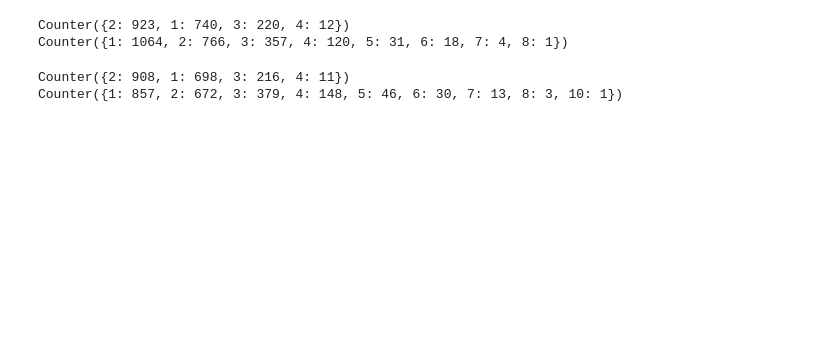
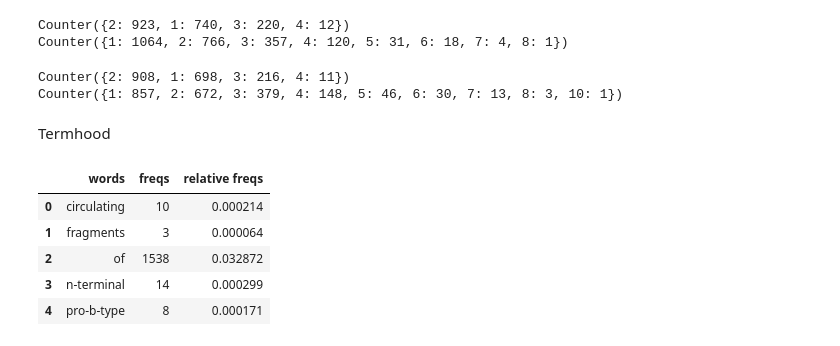
Before and after one commit to honghanhh/terminology-extraction, a Jupyter notebook: results/rules/Postprocessing predictions by rules.ipynb, the cells around one changed output. Cells and saved outputs as stored; diff of their text form; code cells hidden in the pictures; blank space fills up the shorter version.

Commit message:
update sample format to calculate termhood

```diff
--- a/results/rules/Postprocessing predictions by rules.ipynb
+++ b/results/rules/Postprocessing predictions by rules.ipynb
@@ -1456,3 +1501,5 @@ count_freq(set(lemma(test14)),set(lemma(gt)))
 # %% [output]
 Counter({2: 908, 1: 698, 3: 216, 4: 11})
 Counter({1: 857, 2: 672, 3: 379, 4: 148, 5: 46, 6: 30, 7: 13, 8: 3, 10: 1})
+# %% [markdown]
+Termhood
@@ -1458,0 +1517,14 @@ Counter({1: 857, 2: 672, 3: 379, 4: 148, 5: 46, 6: 30, 7: 13, 8: 3, 10: 1})
+# %%
+corpus = ' '.join(lines)
+corpus = re.sub('\n', ' ', corpus)
+corpus = dict(Counter(corpus.lower().split(' ')))
+acter = pd.DataFrame.from_dict(corpus, orient='index').reset_index().rename(columns={'index':'words',0:'freqs'})
+acter['relative freqs'] = [x/acter['freqs'].sum() for x in acter['freqs']]
+acter.head(5)
+# %% [output]
+|  | words | freqs | relative freqs |
+| 0 | circulating | 10 | 0.000214 |
+| 1 | fragments | 3 | 0.000064 |
+| 2 | of | 1538 | 0.032872 |
+| 3 | n-terminal | 14 | 0.000299 |
+| 4 | pro-b-type | 8 | 0.000171 |
```
Also changed, not shown: parts of 13 cells of this notebook, 3 other files.
